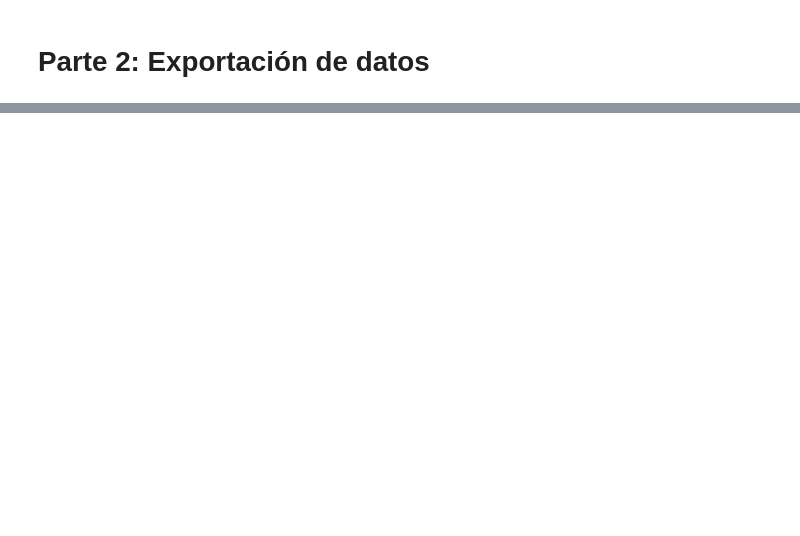
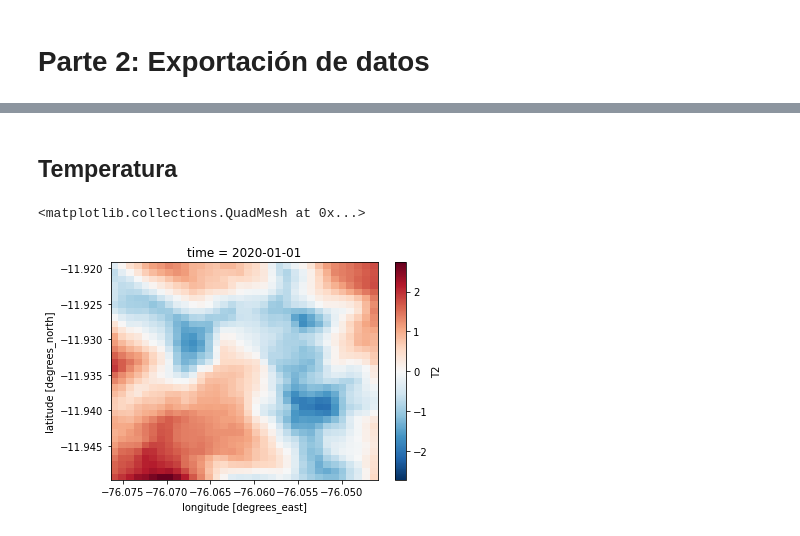
Before and after one commit to cryohydromettools/Proyecto_MB_COSIPY, a Jupyter notebook: 2_Exploracion_datos.ipynb, the cells around one changed output, grey strips where cells are left out. Saved outputs shown, nothing was run; the diff lists cells and outputs as text; code cells hidden in the pictures; blank space fills up the shorter version.

```diff
--- a/2_Exploracion_datos.ipynb
+++ b/2_Exploracion_datos.ipynb
@@ -7,0 +34,8 @@ ds = xr.open_dataset('cosipy/data/input/Taller/Chuecon_ERA5.nc')
+# %% [markdown]
+## Temperatura
+# %%
+# Visualizando la variable temperatura para un tiempo determinado
+(ds['T2'][0]-273.16).plot()
+# %% [output]
+<matplotlib.collections.QuadMesh at 0x...>
+[figure, added]
```
Also changed, not shown: parts of 8 cells of this notebook, 12 other files.
